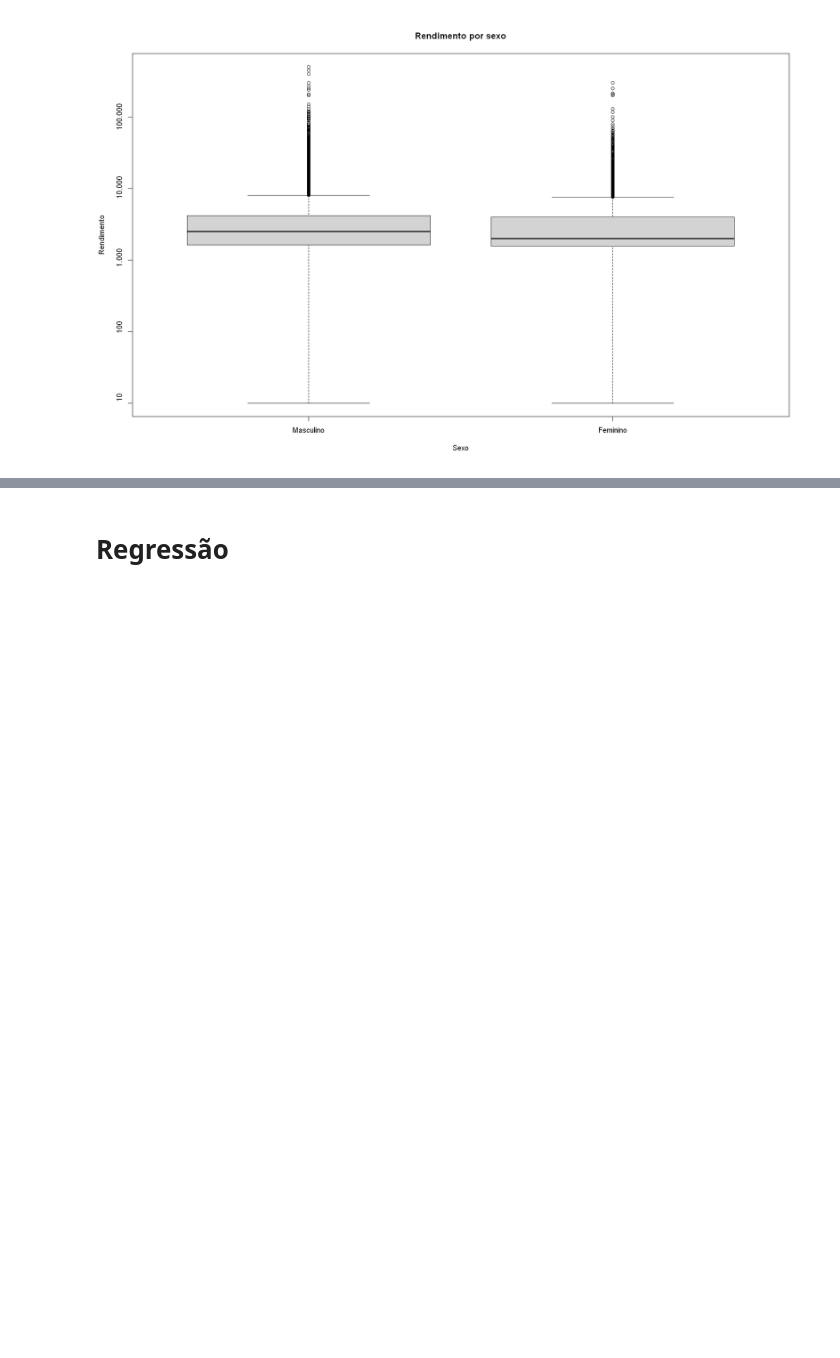
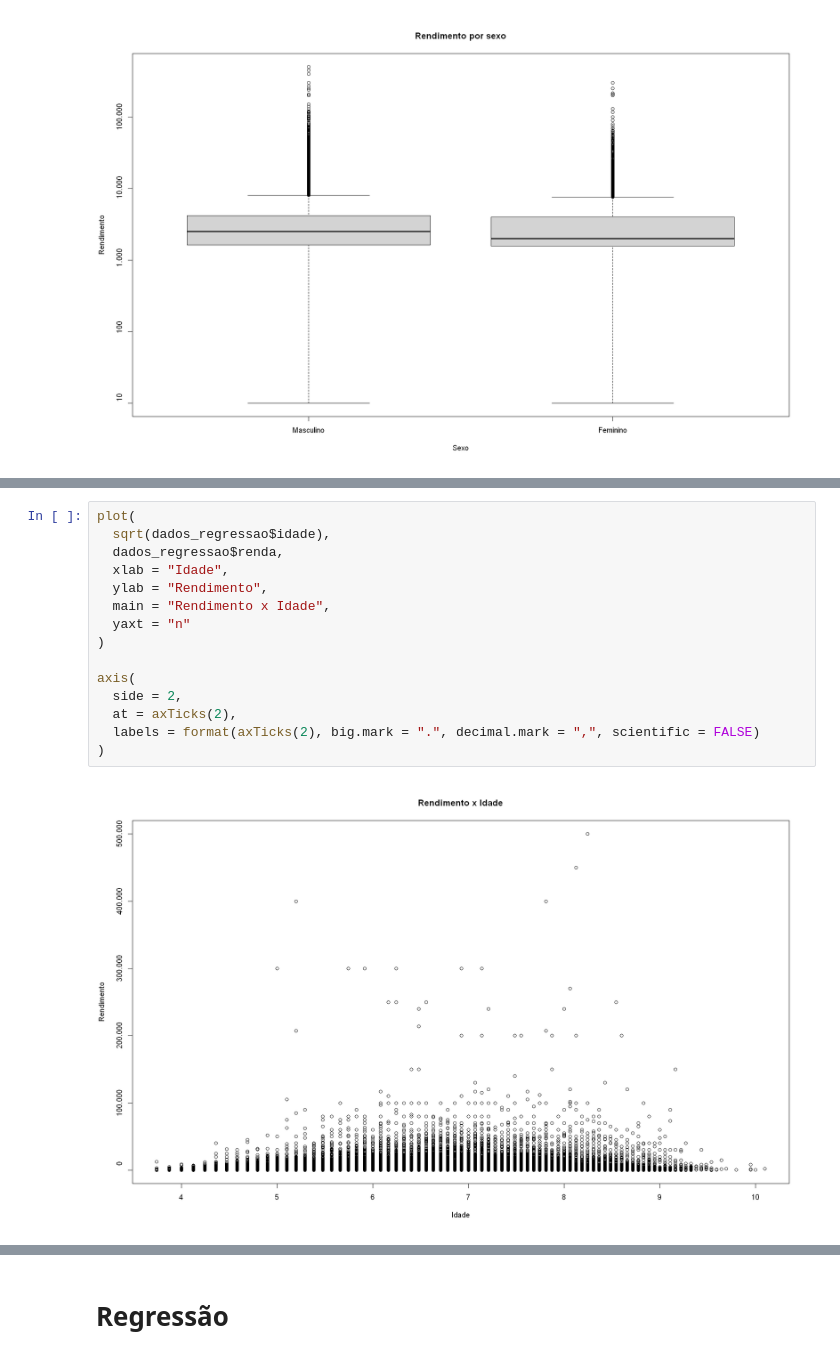
Before and after one commit to Robertt-C/wage_regression_analysis, a Jupyter notebook: src/regressao_linear_simples.ipynb, the cells around one changed output, grey strips where cells are left out. Saved outputs shown, nothing was run; the diff lists cells and outputs as text; blank space fills up the shorter version.

```diff
--- a/src/regressao_linear_simples.ipynb
+++ b/src/regressao_linear_simples.ipynb
@@ -184,0 +245,17 @@ axis(
+# %%
+plot(
+  sqrt(dados_regressao$idade),
+  dados_regressao$renda,
+  xlab = "Idade",
+  ylab = "Rendimento",
+  main = "Rendimento x Idade",
+  yaxt = "n"
+)
+
+axis(
+  side = 2,
+  at = axTicks(2),
+  labels = format(axTicks(2), big.mark = ".", decimal.mark = ",", scientific = FALSE)
+)
+# %% [output]
+[figure, added]
```
Also changed, not shown: parts of 8 cells of this notebook.
